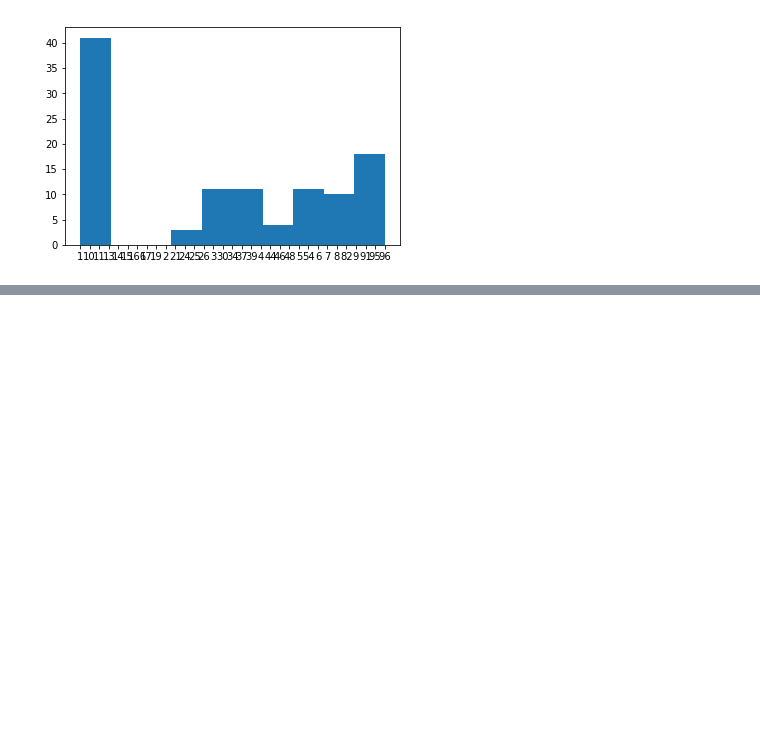
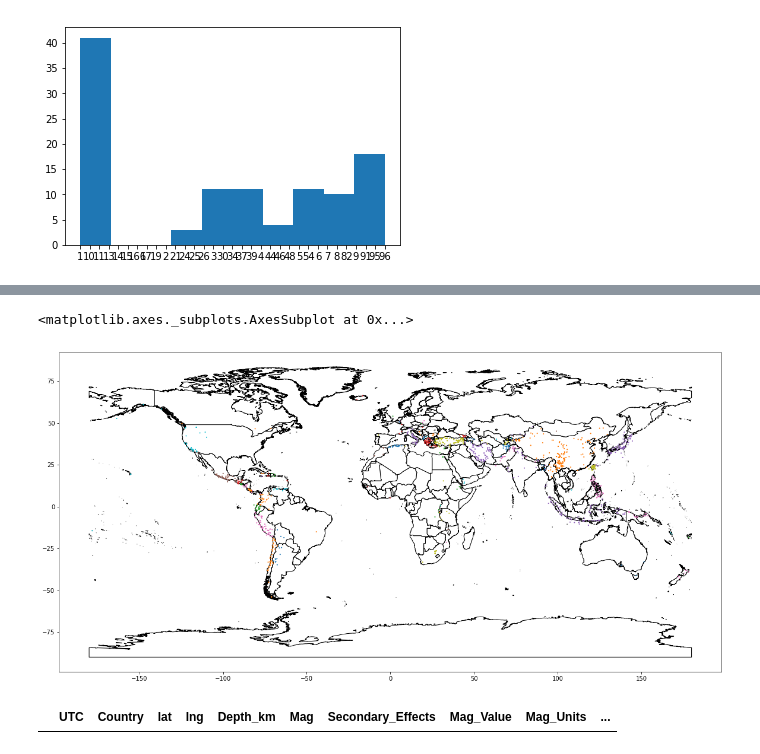
Before and after one commit to smitamisra/StrikingRobo_Earthquakes, a Jupyter notebook: SM2.ipynb, the cells around one changed output, grey strips where cells are left out. Saved outputs shown, nothing was run; the diff lists cells and outputs as text; code cells hidden in the pictures; blank space fills up the shorter version.

```diff
--- a/SM2.ipynb
+++ b/SM2.ipynb
@@ -1270,0 +1277,12 @@ AttributeError: 'list' object has no attribute 'columns'
+# %%
+countries = countries_df.plot(color='white', edgecolor='black', figsize = (20, 20))
+
+EQ3_gdf.plot(ax=countries, markersize=1, figsize=(20, 20), column='Country', label=True)
+# %% [output]
+<matplotlib.axes._subplots.AxesSubplot at 0x...>
+[figure, added]
+# %%
+#Grab DataFrame rows where column has certain values has a null value
+Mw[Mw.Geometry.isnull()]
+# %% [output]
+|  | UTC | Country | lat | lng | Depth_km | Mag | Secondary_Effects | Mag_Value | Mag_Units | ... |
```
Also changed, not shown: parts of 12 cells of this notebook.
